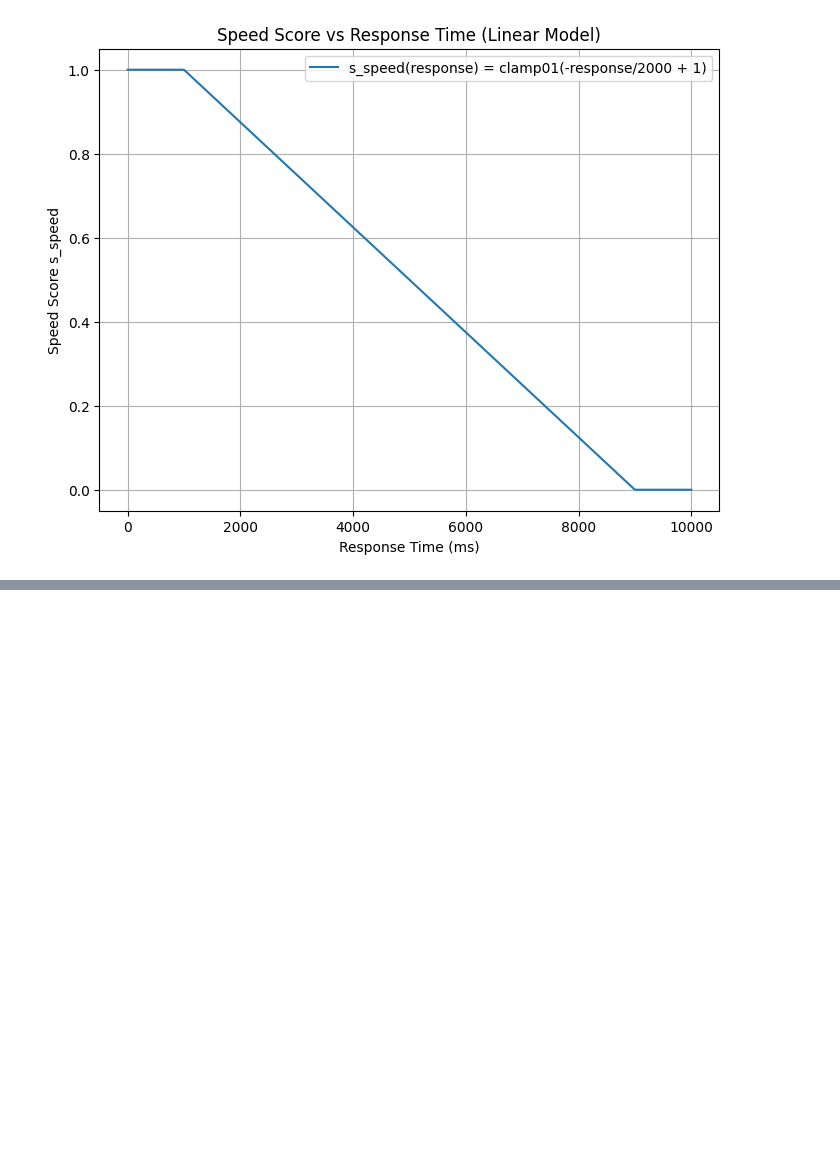
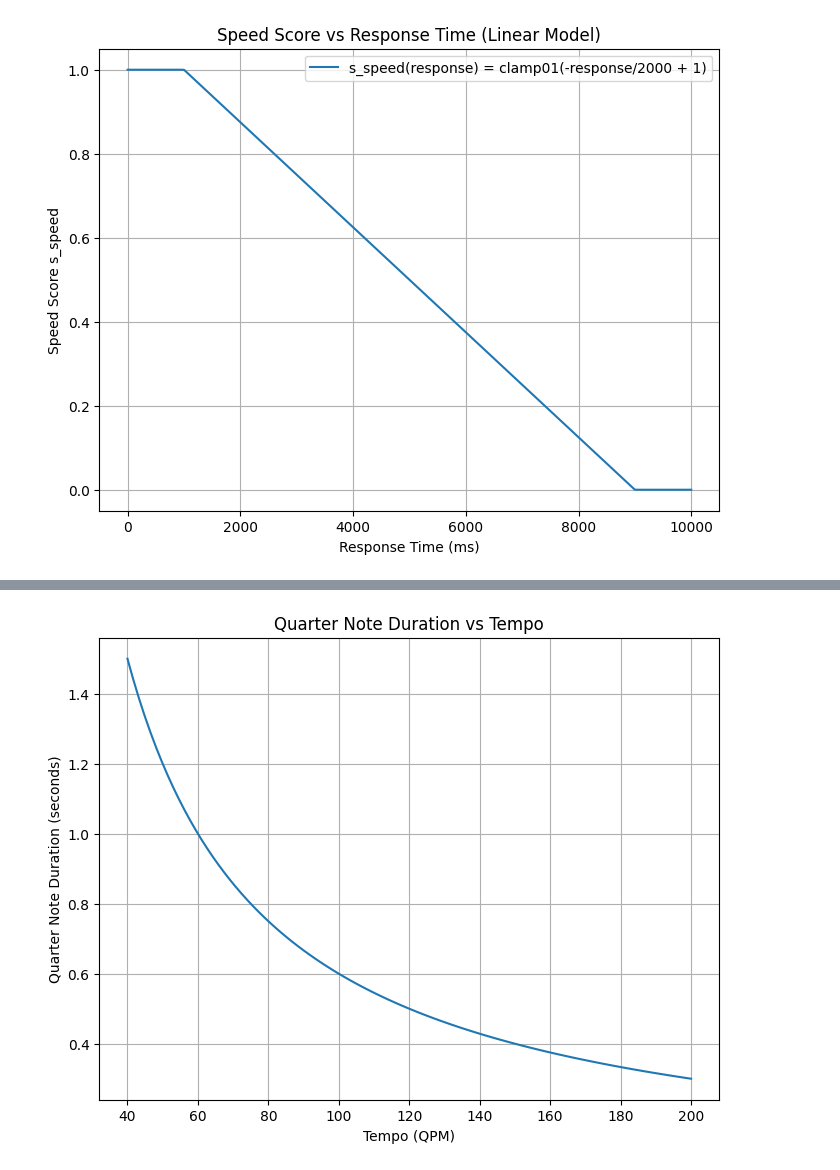
Before and after one commit to Stamehad/EarTrainer, a Jupyter notebook: eartrainer/eartrainer_Cpp/test.ipynb, the cells around one changed output, grey strips where cells are left out. Cells and saved outputs as stored; diff of their text form; code cells hidden in the pictures; blank space fills up the shorter version.

```diff
--- a/eartrainer/eartrainer_Cpp/test.ipynb
+++ b/eartrainer/eartrainer_Cpp/test.ipynb
@@ -510,0 +648,19 @@ plt.show()
+# %%
+# 60 BPM, quarter note = 1 second per beat
+# 90 BPM, quarter note = 0.67 seconds per beat
+import numpy as np
+import matplotlib.pyplot as plt
+
+# quarter_note_duration
+# plot quarter_note_duration vs tempo
+tempos = np.linspace(40, 200, 100)
+durations = 60 / tempos
+plt.figure(figsize=(8,6))
+plt.plot(tempos, durations)
+plt.title("Quarter Note Duration vs Tempo")
+plt.xlabel("Tempo (QPM)")
+plt.ylabel("Quarter Note Duration (seconds)")
+plt.grid(True)
+plt.show()
+# %% [output]
+[figure, added]
```
Also changed, not shown: parts of 13 cells of this notebook, 10 other files.
